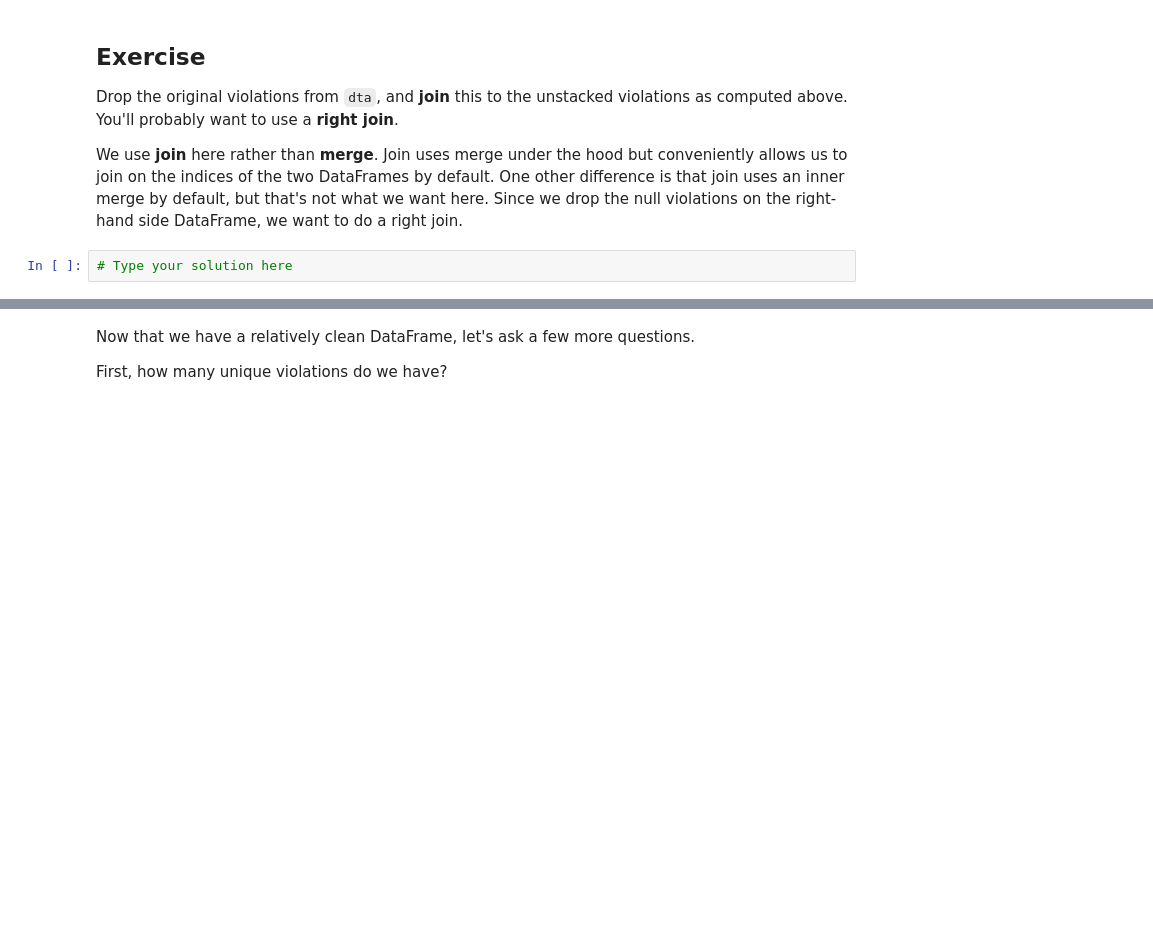
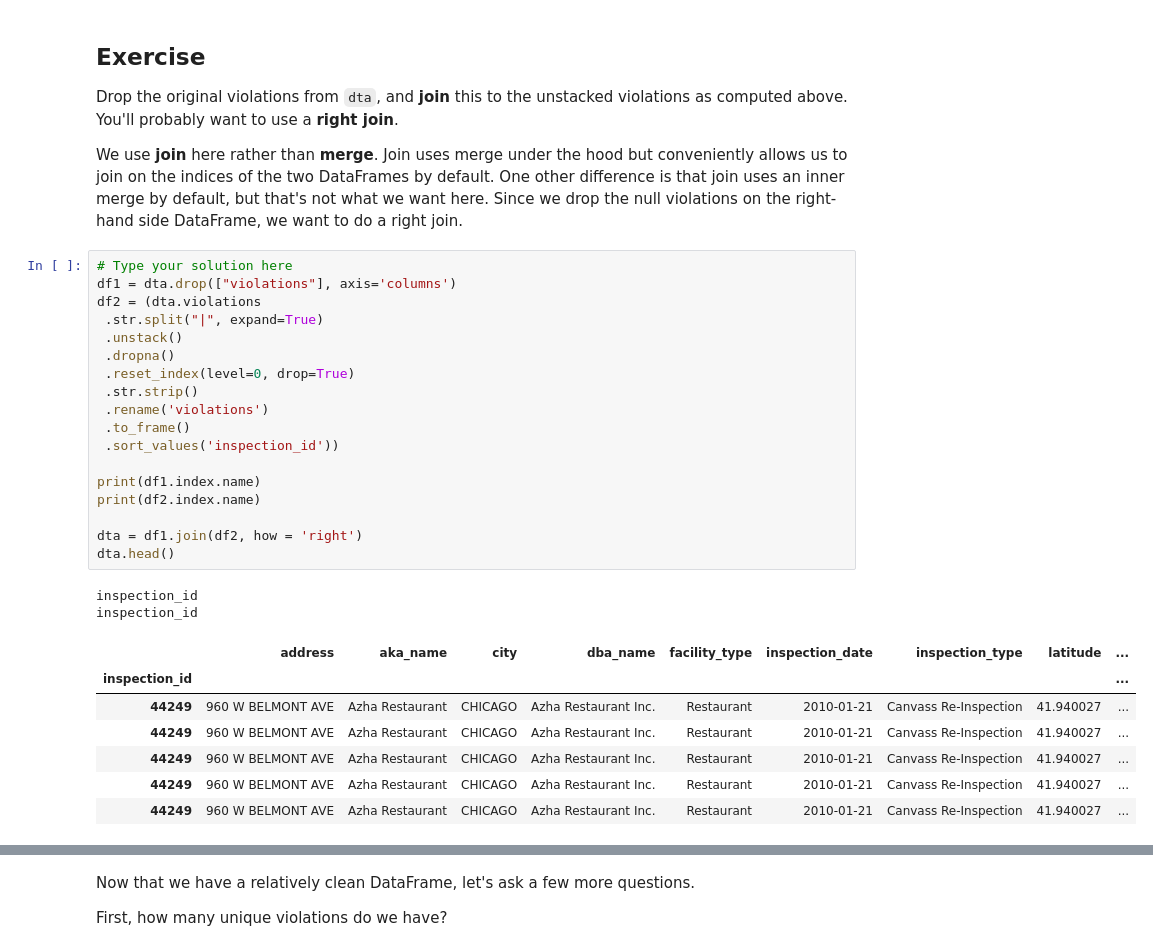
Before and after one commit to firefreezing/pycon-ds-2018, a Jupyter notebook: 3 - Exploratory Analysis with Pandas.ipynb, the cells around one changed output, grey strips where cells are left out. Saved outputs shown, nothing was run; the diff lists cells and outputs as text; blank space fills up the shorter version.

```diff
--- a/3 - Exploratory Analysis with Pandas.ipynb
+++ b/3 - Exploratory Analysis with Pandas.ipynb
@@ -243,7 +621,33 @@ dta.drop(["violations"], axis='columns').head()
 Drop the original violations from `dta`, and **join** this to the unstacked violations as computed above. You'll probably want to use a **right join**.
 
 We use **join** here rather than **merge**. Join uses merge under the hood but conveniently allows us to join on the indices of the two DataFrames by default. One other difference is that join uses an inner merge by default, but that's not what we want here. Since we drop the null violations on the right-hand side DataFrame, we want to do a right join.
-# %%
-# Type your solution here
+# %%
+# Type your solution here
+df1 = dta.drop(["violations"], axis='columns')
+df2 = (dta.violations
+ .str.split("|", expand=True)
+ .unstack()
+ .dropna()
+ .reset_index(level=0, drop=True)
+ .str.strip()
+ .rename('violations')
+ .to_frame()
+ .sort_values('inspection_id'))
+
+print(df1.index.name)
+print(df2.index.name)
+
+dta = df1.join(df2, how = 'right')
+dta.head()
+# %% [output]
+inspection_id
+inspection_id
+|  | address | aka_name | city | dba_name | facility_type | inspection_date | inspection_type | latitude | ... |
+| inspection_id |  |  |  |  |  |  |  |  | ... |
+| 44249 | 960 W BELMONT AVE | Azha Restaurant | CHICAGO | Azha Restaurant Inc. | Restaurant | 2010-01-21 | Canvass Re-Inspection | 41.940027 | ... |
+| 44249 | 960 W BELMONT AVE | Azha Restaurant | CHICAGO | Azha Restaurant Inc. | Restaurant | 2010-01-21 | Canvass Re-Inspection | 41.940027 | ... |
+| 44249 | 960 W BELMONT AVE | Azha Restaurant | CHICAGO | Azha Restaurant Inc. | Restaurant | 2010-01-21 | Canvass Re-Inspection | 41.940027 | ... |
+| 44249 | 960 W BELMONT AVE | Azha Restaurant | CHICAGO | Azha Restaurant Inc. | Restaurant | 2010-01-21 | Canvass Re-Inspection | 41.940027 | ... |
+| 44249 | 960 W BELMONT AVE | Azha Restaurant | CHICAGO | Azha Restaurant Inc. | Restaurant | 2010-01-21 | Canvass Re-Inspection | 41.940027 | ... |
 # %%
 %load solutions/join_violations.py
```
Also changed, not shown: parts of 52 cells of this notebook, 2 other files.
